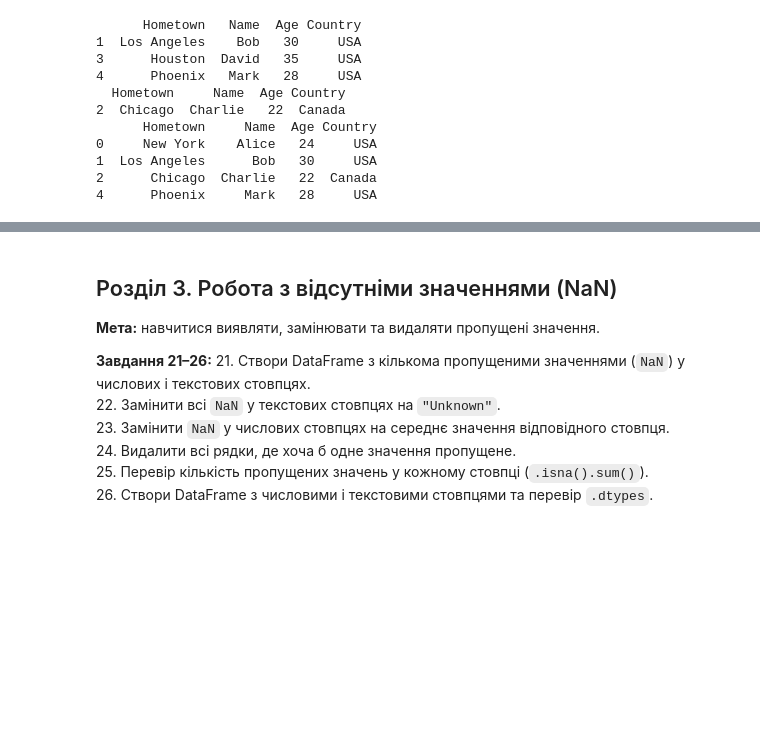
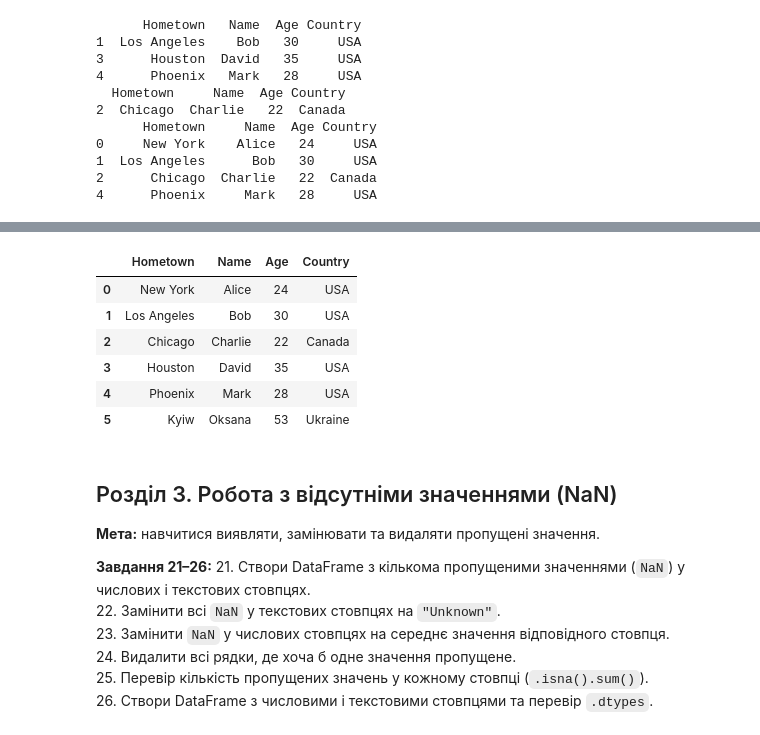
Before and after one commit to oksanabeley-dot/task, a Jupyter notebook: pandas_matplotlib_practice.ipynb, the cells around one changed output, grey strips where cells are left out. Cells and saved outputs as stored; diff of their text form; code cells hidden in the pictures; blank space fills up the shorter version.

```diff
--- a/pandas_matplotlib_practice.ipynb
+++ b/pandas_matplotlib_practice.ipynb
@@ -163,3 +243,16 @@ print(df[(df["Age"] >= 20) & (df["Age"] <= 30)])
+# %%
+# 20. Додай новий рядок до DataFrame з вигаданими даними.
+new_row = {"Hometown": "Kyiw", "Name": "Oksana", "Age": 53, "Country": "Ukraine"}
+df = pd.concat([df, pd.DataFrame([new_row])], ignore_index=True)
+df
+# %% [output]
+|  | Hometown | Name | Age | Country |
+| 0 | New York | Alice | 24 | USA |
+| 1 | Los Angeles | Bob | 30 | USA |
+| 2 | Chicago | Charlie | 22 | Canada |
+| 3 | Houston | David | 35 | USA |
+| 4 | Phoenix | Mark | 28 | USA |
+| 5 | Kyiw | Oksana | 53 | Ukraine |
 # %% [markdown]
 ## Розділ 3. Робота з відсутніми значеннями (NaN)
 **Мета:** навчитися виявляти, замінювати та видаляти пропущені значення.
```
Also changed, not shown: parts of 7 cells of this notebook.
